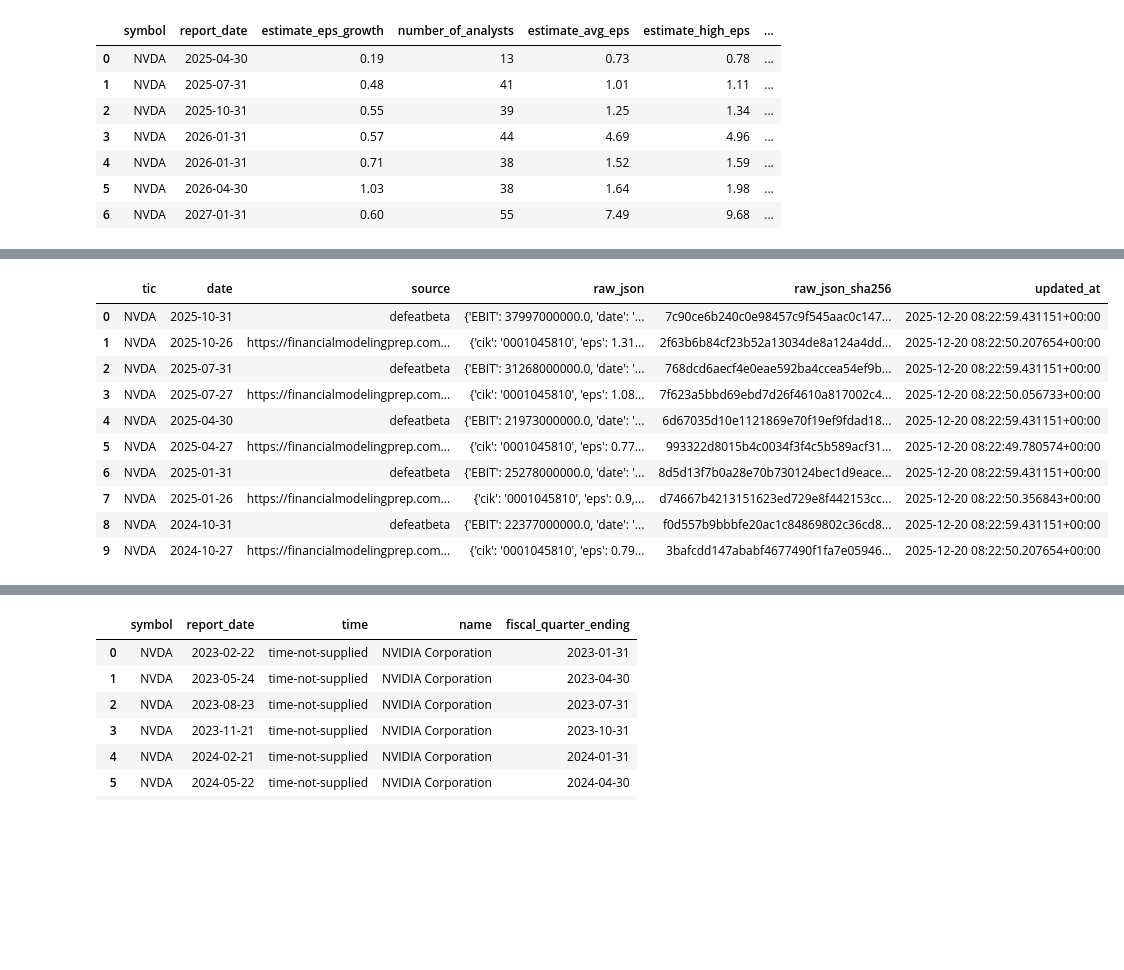
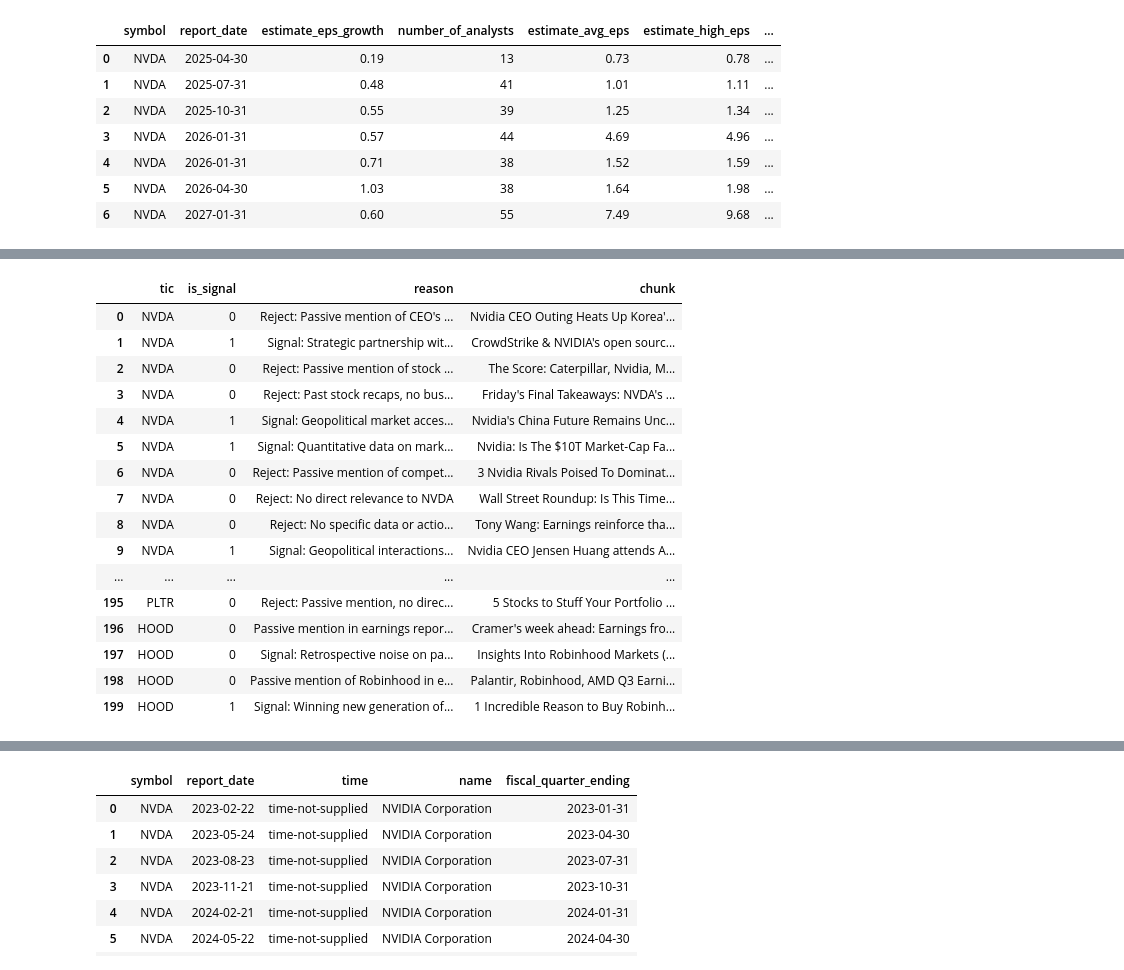
Before and after one commit to vincentsham/stock_ai_app, a Jupyter notebook: database/db_raw_queries_financial.ipynb, the cells around one changed output, grey strips where cells are left out. Saved outputs shown, nothing was run; the diff lists cells and outputs as text; code cells hidden in the pictures; blank space fills up the shorter version.

Commit message:
complete filter signal job

```diff
--- a/database/db_raw_queries_financial.ipynb
+++ b/database/db_raw_queries_financial.ipynb
@@ -359,4 +6,0 @@ if conn:
-# %%
-df['revenue_ttm'] = df['revenue'].rolling(window=4).sum()
-# %%
-df['revenue_ttm_3yr'] = df['revenue_ttm'].shift(-12)
@@ -407,14 +6,0 @@ df.iloc[0]['raw_json']
-# %%
-# Query the `balance_sheets` table
-conn = connect_to_db()
-if conn:
-    query = """
-    SELECT * FROM raw.earnings WHERE tic='AAPL' ORDER BY earnings_date;
-    """
-    df = pd.read_sql_query(query, conn)
-    conn.close()
-
-    # Display the data
-    display(df)
-
-# 2.430500e+10
@@ -547,8 +34,0 @@ ticker.earning_call_transcripts().get_transcripts_list()
-# %%
-ticker = Ticker('NVDA')
-df = ticker.quarterly_balance_sheet()
-df = df.df().T.reset_index()
-df.columns = df.iloc[0]
-df = df[~df['Breakdown'].isin(["TTM", "Breakdown"])]
-df = df.rename(columns={"Breakdown": "date"})
-df = df.replace({"*": np.nan})
@@ -615,25 +35,38 @@ df
 # %%
 # Query the `balance_sheets` table
 conn = connect_to_db()
+# display max columns width
+pd.set_option('display.max_colwidth', None)
+# display all rows
+pd.set_option('display.max_rows', None)
 if conn:
     query = """
-    SELECT * FROM raw.income_statements_quarterly WHERE tic='NVDA' ORDER BY date DESC LIMIT 10;
+    SELECT s.tic, is_signal, reason, chunk
+    FROM core.news_chunk_signal AS s
+    JOIN core.news_chunks AS n
+    ON s.event_id = n.event_id AND s.chunk_id = n.chunk_id;
   ;
     """
     df = pd.read_sql_query(query, conn)
     conn.close()
 
     # Display the data
     display(df)
 # %% [output]
-|  | tic | date | source | raw_json | raw_json_sha256 | updated_at |
-| 0 | NVDA | 2025-10-31 | defeatbeta | {'EBIT': 37997000000.0, 'date': '... | 7c90ce6b240c0e98457c9f545aac0c147... | 2025-12-20 08:22:59.431151+00:00 |
-| 1 | NVDA | 2025-10-26 | https://financialmodelingprep.com... | {'cik': '0001045810', 'eps': 1.31... | 2f63b6b84cf23b52a13034de8a124a4dd... | 2025-12-20 08:22:50.207654+00:00 |
-| 2 | NVDA | 2025-07-31 | defeatbeta | {'EBIT': 31268000000.0, 'date': '... | 768dcd6aecf4e0eae592ba4ccea54ef9b... | 2025-12-20 08:22:59.431151+00:00 |
-| 3 | NVDA | 2025-07-27 | https://financialmodelingprep.com... | {'cik': '0001045810', 'eps': 1.08... | 7f623a5bbd69ebd7d26f4610a817002c4... | 2025-12-20 08:22:50.056733+00:00 |
-| 4 | NVDA | 2025-04-30 | defeatbeta | {'EBIT': 21973000000.0, 'date': '... | 6d67035d10e1121869e70f19ef9fdad18... | 2025-12-20 08:22:59.431151+00:00 |
-| 5 | NVDA | 2025-04-27 | https://financialmodelingprep.com... | {'cik': '0001045810', 'eps': 0.77... | 993322d8015b4c0034f3f4c5b589acf31... | 2025-12-20 08:22:49.780574+00:00 |
-| 6 | NVDA | 2025-01-31 | defeatbeta | {'EBIT': 25278000000.0, 'date': '... | 8d5d13f7b0a28e70b730124bec1d9eace... | 2025-12-20 08:22:59.431151+00:00 |
-| 7 | NVDA | 2025-01-26 | https://financialmodelingprep.com... | {'cik': '0001045810', 'eps': 0.9,... | d74667b4213151623ed729e8f442153cc... | 2025-12-20 08:22:50.356843+00:00 |
-| 8 | NVDA | 2024-10-31 | defeatbeta | {'EBIT': 22377000000.0, 'date': '... | f0d557b9bbbfe20ac1c84869802c36cd8... | 2025-12-20 08:22:59.431151+00:00 |
-| 9 | NVDA | 2024-10-27 | https://financialmodelingprep.com... | {'cik': '0001045810', 'eps': 0.79... | 3bafcdd147ababf4677490f1fa7e05946... | 2025-12-20 08:22:50.207654+00:00 |
+|  | tic | is_signal | reason | chunk |
+| 0 | NVDA | 0 | Reject: Passive mention of CEO's ... | Nvidia CEO Outing Heats Up Korea'... |
+| 1 | NVDA | 1 | Signal: Strategic partnership wit... | CrowdStrike & NVIDIA's open sourc... |
+| 2 | NVDA | 0 | Reject: Passive mention of stock ... | The Score: Caterpillar, Nvidia, M... |
+| 3 | NVDA | 0 | Reject: Past stock recaps, no bus... | Friday's Final Takeaways: NVDA's ... |
+| 4 | NVDA | 1 | Signal: Geopolitical market acces... | Nvidia's China Future Remains Unc... |
+| 5 | NVDA | 1 | Signal: Quantitative data on mark... | Nvidia: Is The $10T Market-Cap Fa... |
+| 6 | NVDA | 0 | Reject: Passive mention of compet... | 3 Nvidia Rivals Poised To Dominat... |
+| 7 | NVDA | 0 | Reject: No direct relevance to NVDA | Wall Street Roundup: Is This Time... |
+| 8 | NVDA | 0 | Reject: No specific data or actio... | Tony Wang: Earnings reinforce tha... |
+| 9 | NVDA | 1 | Signal: Geopolitical interactions... | Nvidia CEO Jensen Huang attends A... |
+| ... | ... | ... | ... | ... |
+| 195 | PLTR | 0 | Reject: Passive mention, no direc... | 5 Stocks to Stuff Your Portfolio ... |
+| 196 | HOOD | 0 | Passive mention in earnings repor... | Cramer's week ahead: Earnings fro... |
+| 197 | HOOD | 0 | Signal: Retrospective noise on pa... | Insights Into Robinhood Markets (... |
+| 198 | HOOD | 0 | Passive mention of Robinhood in e... | Palantir, Robinhood, AMD Q3 Earni... |
+| 199 | HOOD | 1 | Signal: Winning new generation of... | 1 Incredible Reason to Buy Robinh... |
```
Also changed, not shown: parts of 35 cells of this notebook, 11 other files.
